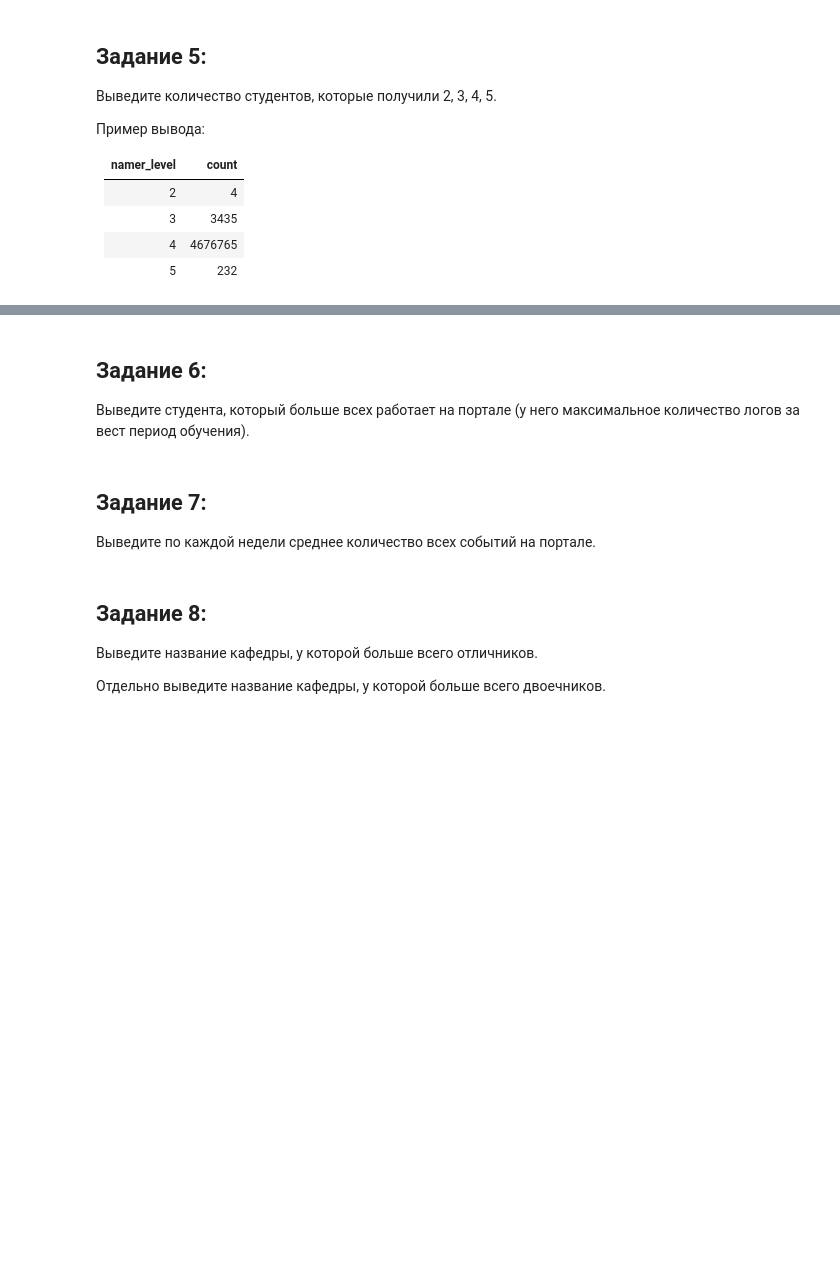
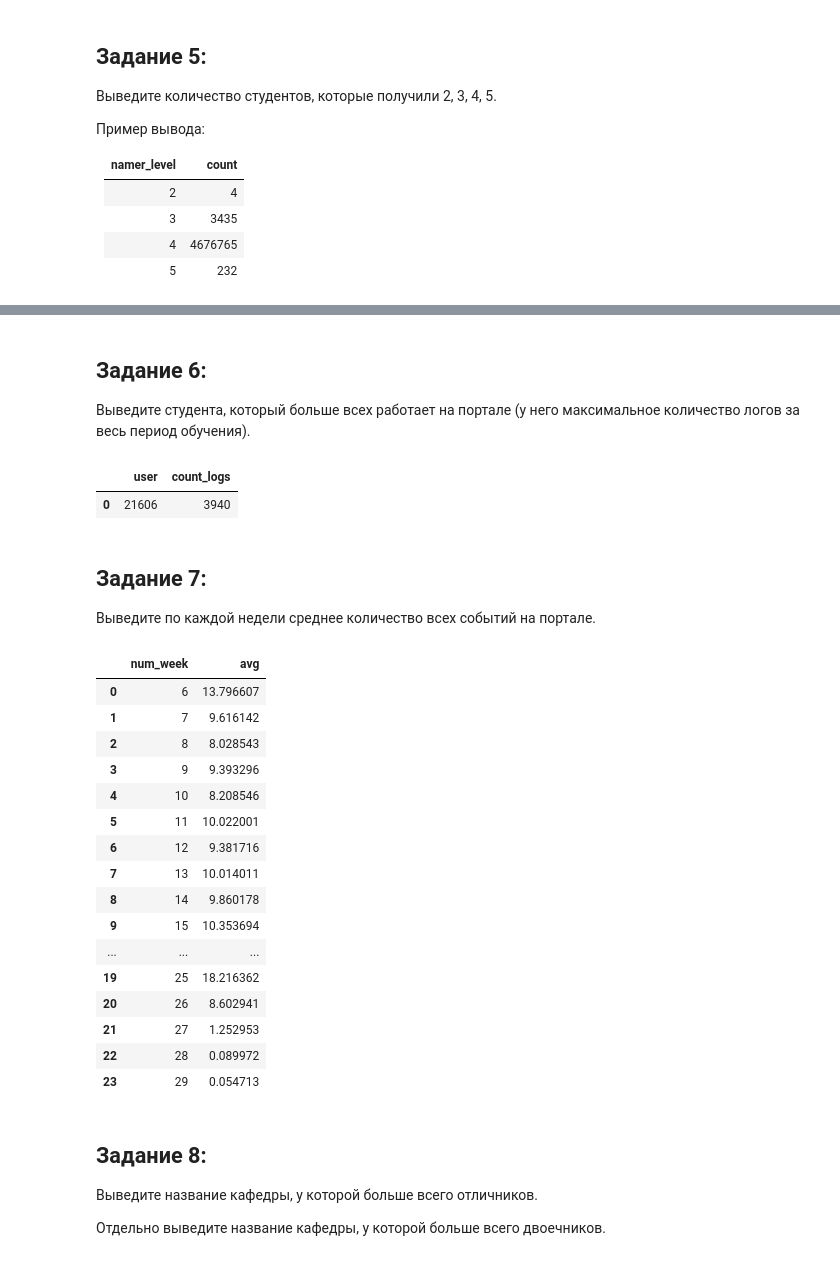
Before and after one commit to Nominante1/Big_data_in_economics_Davydoff, a Jupyter notebook: task_4_Docker/postGre_portal_logs.ipynb, the cells around one changed output, grey strips where cells are left out. Cells and saved outputs as stored; diff of their text form; code cells hidden in the pictures; blank space fills up the shorter version.

```diff
--- a/task_4_Docker/postGre_portal_logs.ipynb
+++ b/task_4_Docker/postGre_portal_logs.ipynb
@@ -378,4 +375,4 @@ display(df)
 # %% [markdown]
 ## Задание 6:
 
-Выведите студента, который больше всех работает на портале (у него максимальное количество логов за вест период обучения).
+Выведите студента, который больше всех работает на портале (у него максимальное количество логов за весь период обучения).
@@ -382,15 +381,42 @@ display(df)
 # %%
+# query = """
+
+#     WITH MAX_COUNT_LOGS AS
+#     (
+#         SELECT
+#             userid AS max_user,
+#             MAX(USER_LOGS.s_all) AS max_logs
+#         FROM USER_LOGS
+#         GROUP BY max_user
+
+#     )
+
+
+#     SELECT
+#         userid AS user,
+#         s_all AS count_logs
+#     FROM
+#         USER_LOGS AS UL
+#             INNER JOIN MAX_COUNT_LOGS AS MCL ON UL.userid = MCL.max_user
+# """
+
+#в целом можно и limit использовать, но можно и cte.
+
 query = """
-    SELECT
-        userid AS user
-        s_all AS count_logs
-    FROM
-        USER_LOGS
-    HAVING
+   SELECT
+       userid AS user,
+       s_all AS count_logs
+   FROM
+       USER_LOGS
+   ORDER BY s_all DESC
+   LIMIT 1
 """
 
 df = pd.read_sql_query(query, conn)
 display(df)
+# %% [output]
+|  | user | count_logs |
+| 0 | 21606 | 3940 |
 # %% [markdown]
 ## Задание 7:
 
@@ -398,3 +426,32 @@ display(df)
+# %%
+query = """
+    SELECT
+        num_week,
+        AVG(s_all)
+    FROM USER_LOGS
+    GROUP BY num_week
+"""
+
+df = pd.read_sql_query(query, conn)
+display(df)
+# %% [output]
+|  | num_week | avg |
+| 0 | 6 | 13.796607 |
+| 1 | 7 | 9.616142 |
+| 2 | 8 | 8.028543 |
+| 3 | 9 | 9.393296 |
+| 4 | 10 | 8.208546 |
+| 5 | 11 | 10.022001 |
+| 6 | 12 | 9.381716 |
+| 7 | 13 | 10.014011 |
+| 8 | 14 | 9.860178 |
+| 9 | 15 | 10.353694 |
+| ... | ... | ... |
+| 19 | 25 | 18.216362 |
+| 20 | 26 | 8.602941 |
+| 21 | 27 | 1.252953 |
+| 22 | 28 | 0.089972 |
+| 23 | 29 | 0.054713 |
 # %% [markdown]
 ## Задание 8:
 
```
Also changed, not shown: parts of 9 cells of this notebook.
